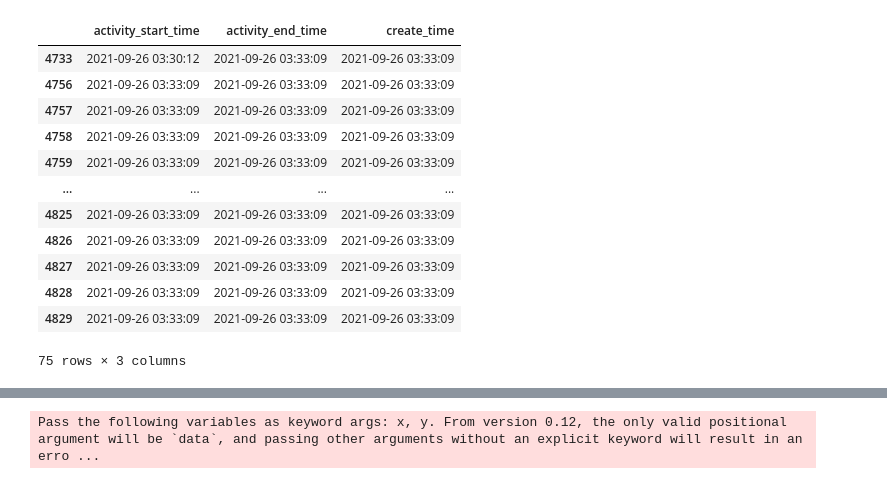
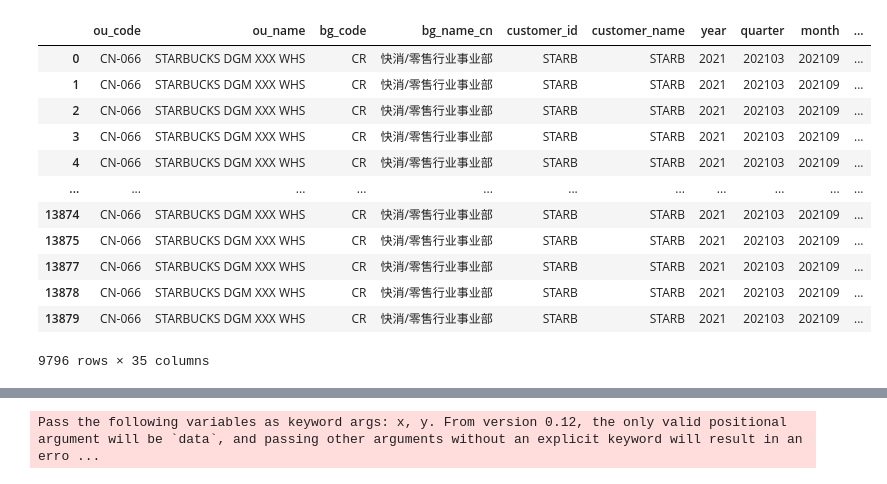
Before and after one commit to fyenne/play4_activity, a Jupyter notebook: activity_detail.ipynb, the cells around one changed output, grey strips where cells are left out. Saved outputs shown, nothing was run; the diff lists cells and outputs as text; code cells hidden in the pictures.

```diff
--- a/activity_detail.ipynb
+++ b/activity_detail.ipynb
@@ -57,19 +57,19 @@ def get_hour():
         df[listnew] = df[i].dt.round('min').astype(str).str.slice(11,)
     return df
 df = get_hour()
-# %%
-df[df['wms_warehouse_id'] == 'H15'][['activity_start_time', 'activity_end_time',  'create_time']]
-# %% [output]
-|  | activity_start_time | activity_end_time | create_time |
-| 4733 | 2021-09-26 03:30:12 | 2021-09-26 03:33:09 | 2021-09-26 03:33:09 |
-| 4756 | 2021-09-26 03:33:09 | 2021-09-26 03:33:09 | 2021-09-26 03:33:09 |
-| 4757 | 2021-09-26 03:33:09 | 2021-09-26 03:33:09 | 2021-09-26 03:33:09 |
-| 4758 | 2021-09-26 03:33:09 | 2021-09-26 03:33:09 | 2021-09-26 03:33:09 |
-| 4759 | 2021-09-26 03:33:09 | 2021-09-26 03:33:09 | 2021-09-26 03:33:09 |
-| ... | ... | ... | ... |
-| 4825 | 2021-09-26 03:33:09 | 2021-09-26 03:33:09 | 2021-09-26 03:33:09 |
-| 4826 | 2021-09-26 03:33:09 | 2021-09-26 03:33:09 | 2021-09-26 03:33:09 |
-| 4827 | 2021-09-26 03:33:09 | 2021-09-26 03:33:09 | 2021-09-26 03:33:09 |
-| 4828 | 2021-09-26 03:33:09 | 2021-09-26 03:33:09 | 2021-09-26 03:33:09 |
-| 4829 | 2021-09-26 03:33:09 | 2021-09-26 03:33:09 | 2021-09-26 03:33:09 |
-75 rows × 3 columns
+# %%
+df
+# %% [output]
+|  | ou_code | ou_name | bg_code | bg_name_cn | customer_id | customer_name | year | quarter | month | ... |
+| 0 | CN-066 | STARBUCKS DGM XXX WHS | CR | 快消/零售行业事业部 | STARB | STARB | 2021 | 202103 | 202109 | ... |
+| 1 | CN-066 | STARBUCKS DGM XXX WHS | CR | 快消/零售行业事业部 | STARB | STARB | 2021 | 202103 | 202109 | ... |
+| 2 | CN-066 | STARBUCKS DGM XXX WHS | CR | 快消/零售行业事业部 | STARB | STARB | 2021 | 202103 | 202109 | ... |
+| 3 | CN-066 | STARBUCKS DGM XXX WHS | CR | 快消/零售行业事业部 | STARB | STARB | 2021 | 202103 | 202109 | ... |
+| 4 | CN-066 | STARBUCKS DGM XXX WHS | CR | 快消/零售行业事业部 | STARB | STARB | 2021 | 202103 | 202109 | ... |
+| ... | ... | ... | ... | ... | ... | ... | ... | ... | ... | ... |
+| 13874 | CN-066 | STARBUCKS DGM XXX WHS | CR | 快消/零售行业事业部 | STARB | STARB | 2021 | 202103 | 202109 | ... |
+| 13875 | CN-066 | STARBUCKS DGM XXX WHS | CR | 快消/零售行业事业部 | STARB | STARB | 2021 | 202103 | 202109 | ... |
+| 13877 | CN-066 | STARBUCKS DGM XXX WHS | CR | 快消/零售行业事业部 | STARB | STARB | 2021 | 202103 | 202109 | ... |
+| 13878 | CN-066 | STARBUCKS DGM XXX WHS | CR | 快消/零售行业事业部 | STARB | STARB | 2021 | 202103 | 202109 | ... |
+| 13879 | CN-066 | STARBUCKS DGM XXX WHS | CR | 快消/零售行业事业部 | STARB | STARB | 2021 | 202103 | 202109 | ... |
+9796 rows × 35 columns
```
Also changed, not shown: parts of 8 cells of this notebook, 1 other file.
